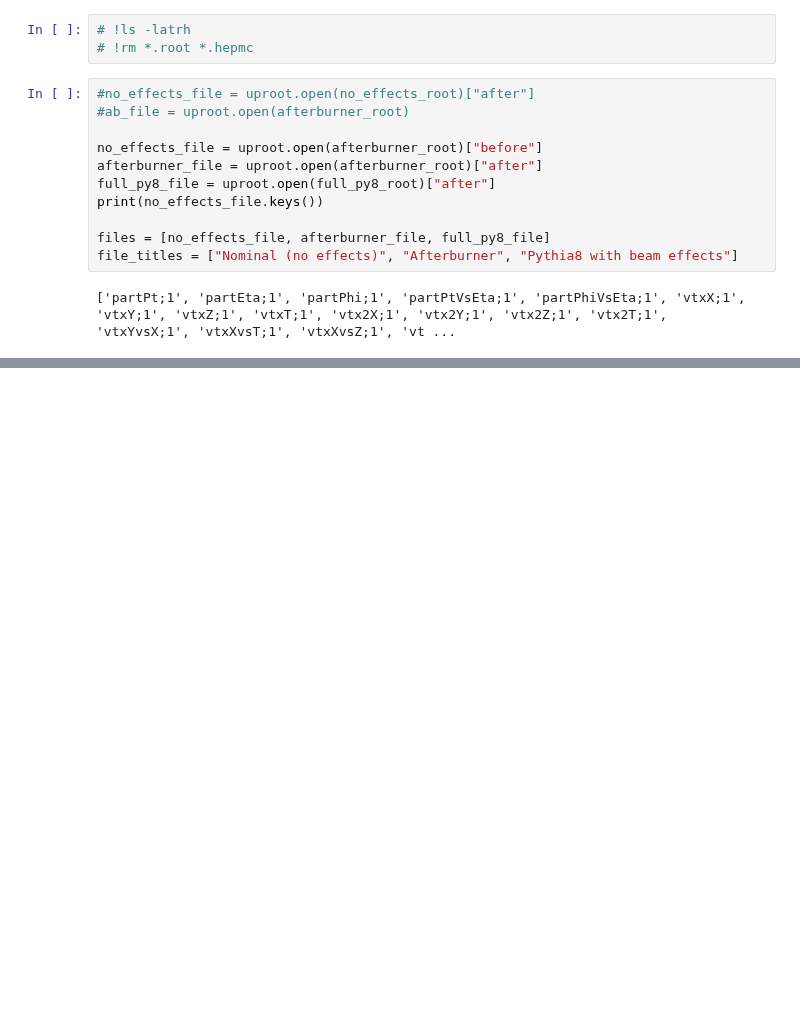
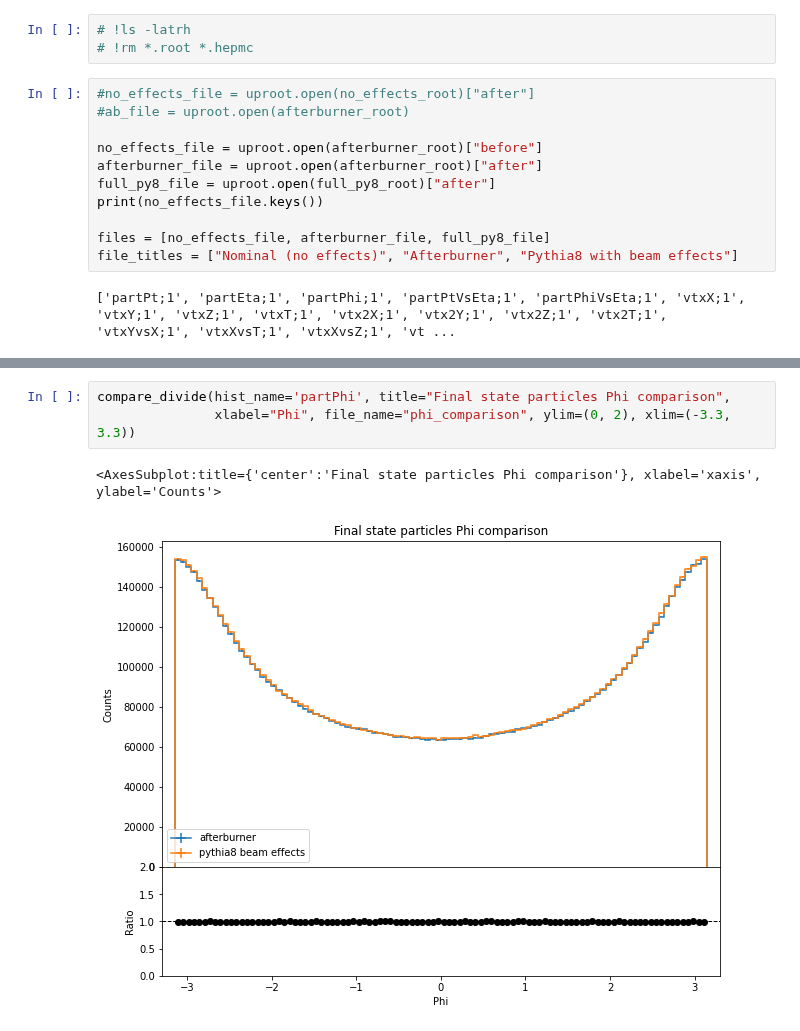
Before and after one commit to eic/afterburner, a Jupyter notebook: python/comparison.ipynb, the cells around one changed output, grey strips where cells are left out. Drawn from its saved outputs; the diff is of its cells as text; blank space fills up the shorter version.

```diff
--- a/python/comparison.ipynb
+++ b/python/comparison.ipynb
@@ -148,3 +167,9 @@ compare_divide(hist_name='partPhi', num_label="afterburner", denom_label="pythia
+# %%
+compare_divide(hist_name='partPhi', title="Final state particles Phi comparison",
+               xlabel="Phi", file_name="phi_comparison", ylim=(0, 2), xlim=(-3.3, 3.3))
+# %% [output]
+<AxesSubplot:title={'center':'Final state particles Phi comparison'}, xlabel='xaxis', ylabel='Counts'>
+[figure, added]
 # %%
 compare_before_after_pythia_1d('partEta', 'Eta comparison', 'eta', '')
 # %% [output]
```
Also changed, not shown: parts of 34 cells of this notebook, 38 other files.
